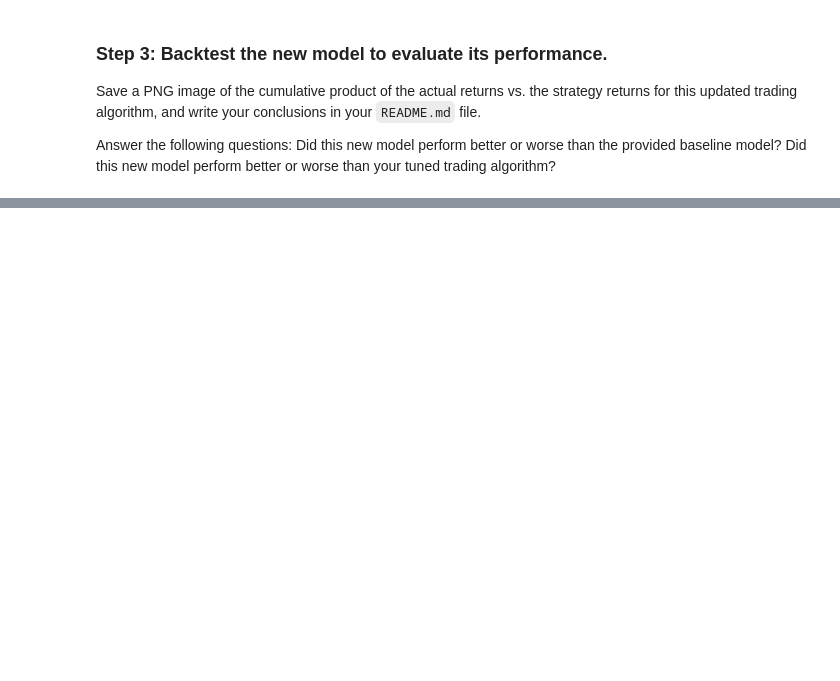
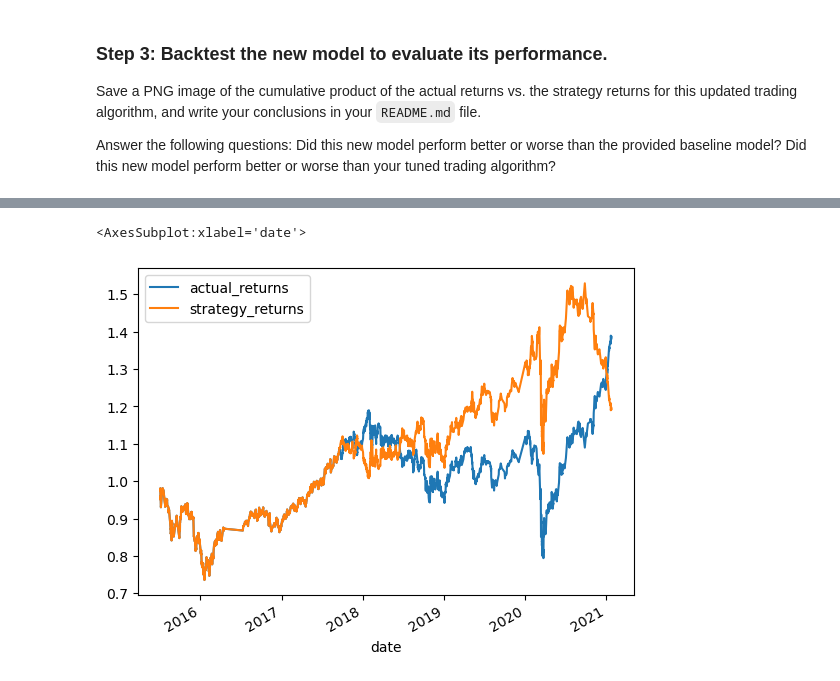
Before and after one commit to najibabounasr/machine_learning_trading_bot, a Jupyter notebook: machine_learning_trading_bot.ipynb, the cells around one changed output, grey strips where cells are left out. Cells and saved outputs as stored; diff of their text form; code cells hidden in the pictures; blank space fills up the shorter version.

```diff
--- a/machine_learning_trading_bot.ipynb
+++ b/machine_learning_trading_bot.ipynb
@@ -420,18 +431,19 @@ In this section, you’ll use the original parameters that the starter code prov
 ### Step 1:  Import a new classifier, such as `AdaBoost`, `DecisionTreeClassifier`, or `LogisticRegression`. (For the full list of classifiers, refer to the [Supervised learning page](https://scikit-learn.org/stable/supervised_learning.html) in the scikit-learn documentation.)
 # %%
 # Import a new classifier from SKLearn
-# YOUR CODE HERE
-
+from sklearn.ensemble import AdaBoostClassifier
+from sklearn.tree import DecisionTreeClassifier
+from sklearn.linear_model import LogisticRegression
 # Initiate the model instance
-# YOUR CODE HERE
+logreg_model = LogisticRegression()
 # %% [markdown]
 ### Step 2: Using the original training data as the baseline model, fit another model with the new classifier.
 # %%
 # Fit the model using the training data
-model = # YOUR CODE HERE
+model = logreg_model.fit(X_train, y_train)
 
 # Use the testing dataset to generate the predictions for the new model
-pred = # YOUR CODE HERE
+pred = model.predict(X_test)
 
 # Review the model's predicted values
-# YOUR CODE HERE
+pred[:10]
@@ -453,16 +477,17 @@ Did this new model perform better or worse than your tuned trading algorithm?
 # Create a new empty predictions DataFrame.
 
 # Create a predictions DataFrame
-# YOUR CODE HERE
+predictions = pd.DataFrame(index=X_test.index)
 
 # Add the SVM model predictions to the DataFrame
-# YOUR CODE HERE
+predictions['svm_pred'] = pred
 
 # Add the actual returns to the DataFrame
-# YOUR CODE HERE
+predictions['actual_returns'] = signals_df['Actual Returns']
 
 # Add the strategy returns to the DataFrame
-# YOUR CODE HERE
+predictions['strategy_returns'] =   predictions['svm_pred'] * predictions['actual_returns']
+
 
 # Review the DataFrame
-# YOUR CODE HERE
+print(predictions)
@@ -469,3 +510,7 @@ Did this new model perform better or worse than your tuned trading algorithm?
 # %%
 # Plot the actual returns versus the strategy returns
-# YOUR CODE HERE
+
+(1 + predictions[["actual_returns", "strategy_returns"]]).cumprod().plot()
+# %% [output]
+<AxesSubplot:xlabel='date'>
+[figure, added]
```
Also changed, not shown: parts of 4 cells of this notebook.
